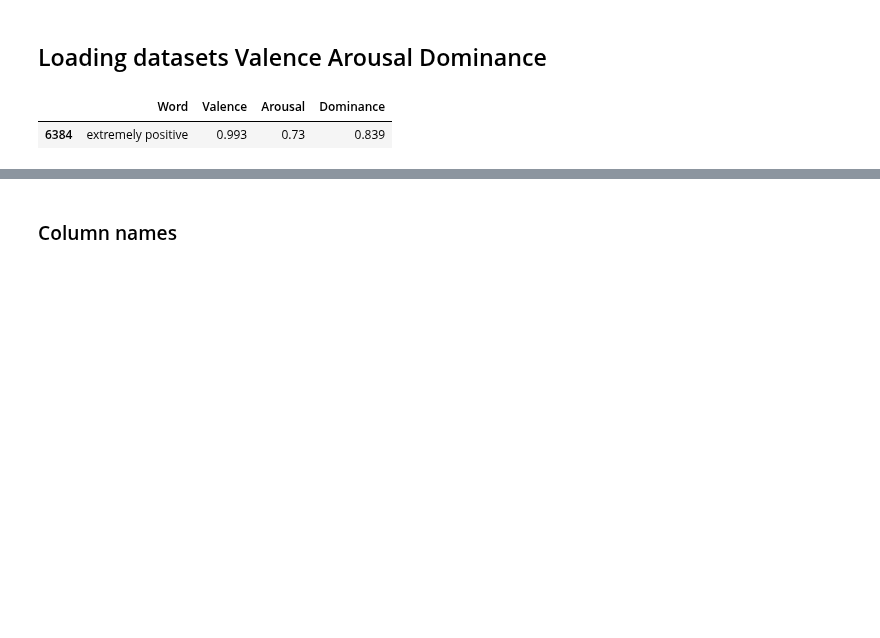
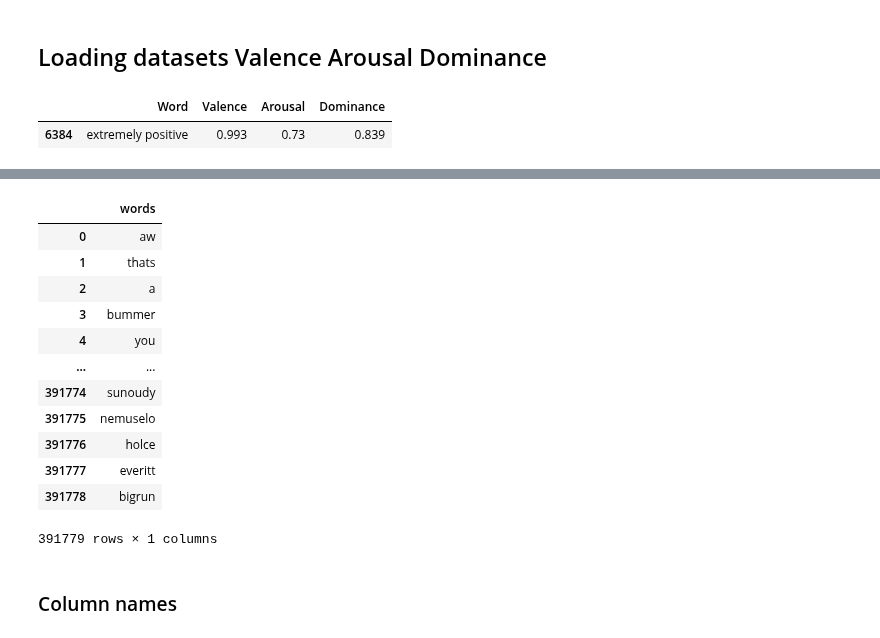
Before and after one commit to aascode/sentiment-analysis-2, a Jupyter notebook: processing/preprocessing.ipynb, the cells around one changed output, grey strips where cells are left out. Saved outputs shown, nothing was run; the diff lists cells and outputs as text; code cells hidden in the pictures; blank space fills up the shorter version.

```diff
--- a/processing/preprocessing.ipynb
+++ b/processing/preprocessing.ipynb
@@ -165,6 +166,8 @@ NRC_VAD_Lexicon = 'https://raw.githubusercontent.com/Y4rd13/sentiment-analysis/m
 emobank = 'https://raw.githubusercontent.com/Y4rd13/sentiment-analysis/master/datasets/emobank.csv'
 # %%
 isear = 'https://raw.githubusercontent.com/Y4rd13/sentiment-analysis/master/datasets/isear.csv'
+# %%
+twitter_expanded = 'https://raw.githubusercontent.com/Y4rd13/sentiment-analysis/master/datasets/results/expanded%20twitter%20dataset.csv'
 # %%
 url_checkpoint_byWords = 'https://raw.githubusercontent.com/Y4rd13/sentiment-analysis/master/datasets/results/checkpoint-bywords.csv'
 # %%
@@ -215,3 +238,19 @@ df_emobank = pd.read_csv(io.StringIO(request_csv(emobank)), sep=',', usecols=['s
+# %%
+twitter
+# %% [output]
+|  | words |
+| 0 | aw |
+| 1 | thats |
+| 2 | a |
+| 3 | bummer |
+| 4 | you |
+| ... | ... |
+| 391774 | sunoudy |
+| 391775 | nemuselo |
+| 391776 | holce |
+| 391777 | everitt |
+| 391778 | bigrun |
+391779 rows × 1 columns
 # %% [markdown]
 ### Column names
 # %%
```
Also changed, not shown: parts of 15 cells of this notebook.
